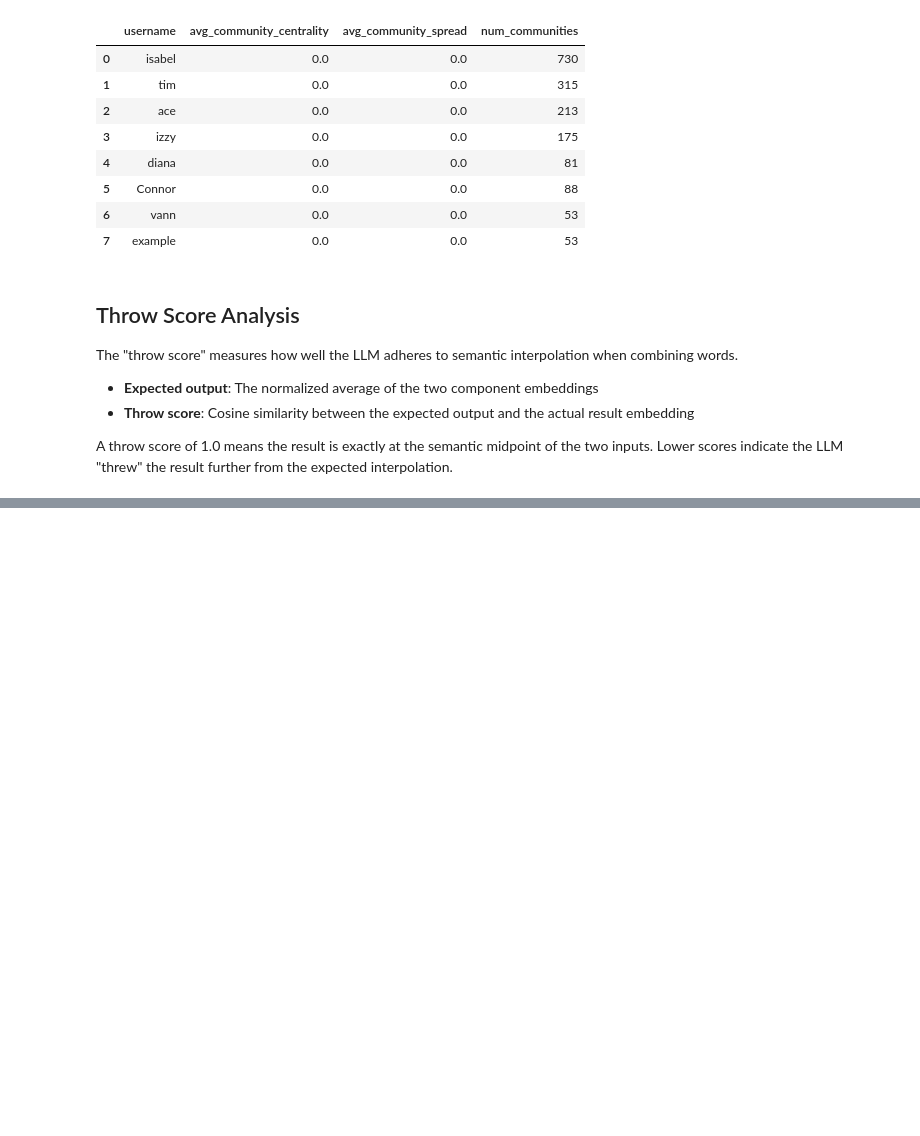
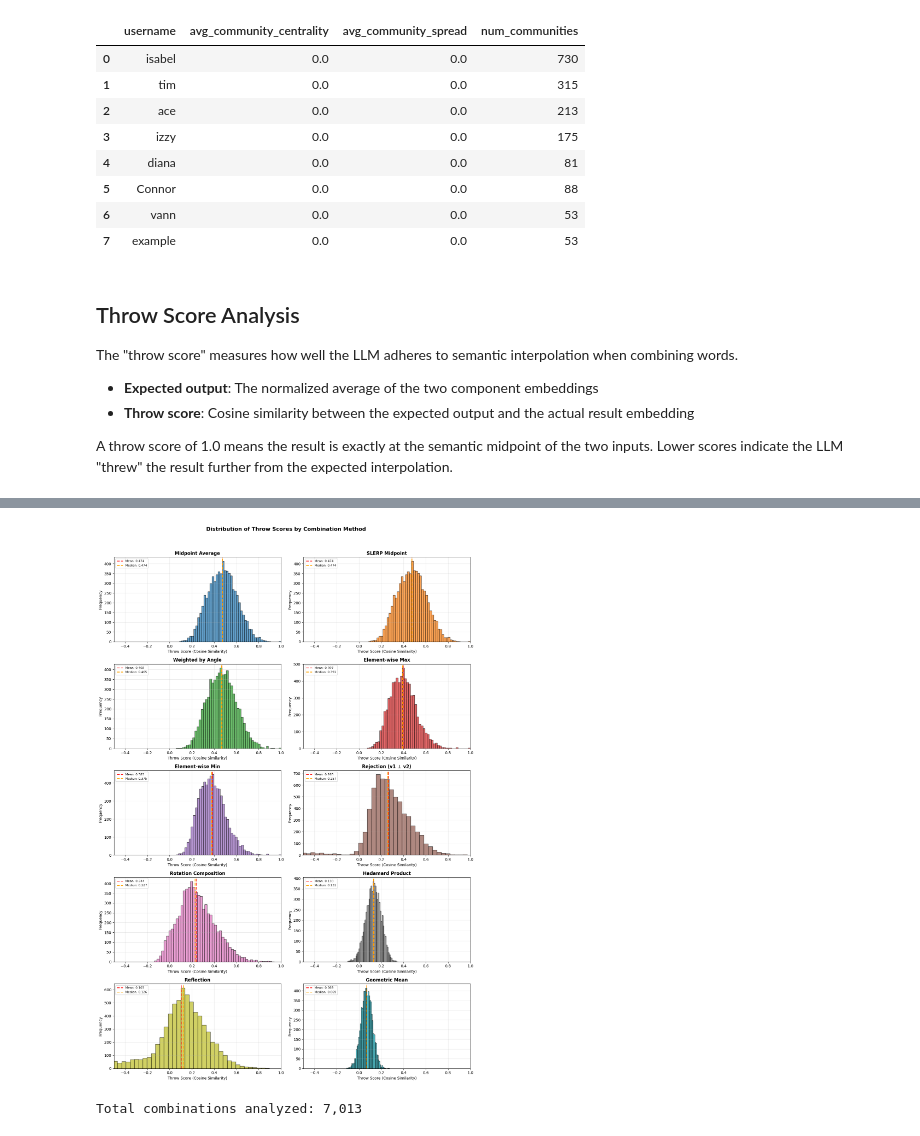
Before and after one commit to s-almeda/infiniteCATs, a Jupyter notebook: server/analyze_dependencies.ipynb, the cells around one changed output, grey strips where cells are left out. Saved outputs shown, nothing was run; the diff lists cells and outputs as text; code cells hidden in the pictures; blank space fills up the shorter version.

```diff
--- a/server/analyze_dependencies.ipynb
+++ b/server/analyze_dependencies.ipynb
@@ -1701,0 +1856,16 @@ Total combinations: 7,013
+# %%
+# Summary statistics table
+print("=" * 90)
+print("THROW SCORE SUMMARY BY COMBINATION METHOD")
+print("=" * 90)
+print(f"{'Method':<25} {'Mean':>10} {'Std':>10} {'Median':>10} {'Min':>10} {'Max':>10}")
+print("-" * 90)
+
+# Sort by mean throw score (descending)
+sorted_methods = sorted(all_results.items(), key=lambda x: x[1]['mean'], reverse=True)
+
+for name, stats in sorted_methods:
+    print(f"{name:<25} {stats['mean']:>10.4f} {stats['std']:>10.4f} {stats['median']:>10.4f} {stats['min']:>10.4f} {stats['max']:>10.4f}")
+
+print("-" * 90)
+print("\nHigher mean = LLM outputs are closer to this geometric expectation")
@@ -1701,0 +1891,41 @@ Total combinations: 7,013
+# %%
+# Create frequency plots for all combination methods
+n_methods = len(all_results)
+n_cols = 2
+n_rows = (n_methods + 1) // 2
+
+fig, axes = plt.subplots(n_rows, n_cols, figsize=(14, 4 * n_rows))
+axes = axes.flatten()
+
+# Sort methods by mean for consistent ordering
+sorted_methods = sorted(all_results.items(), key=lambda x: x[1]['mean'], reverse=True)
+
+colors = plt.cm.tab10(np.linspace(0, 1, n_methods))
+
+for idx, (name, stats) in enumerate(sorted_methods):
+    ax = axes[idx]
+    scores_array = stats['scores_array']
+
+    ax.hist(scores_array, bins=50, edgecolor='black', alpha=0.7, color=colors[idx])
+    ax.axvline(stats['mean'], color='red', linestyle='--', linewidth=2, label=f"Mean: {stats['mean']:.3f}")
+    ax.axvline(stats['median'], color='orange', linestyle='--', linewidth=2, label=f"Median: {stats['median']:.3f}")
+
+    ax.set_xlabel('Throw Score (Cosine Similarity)', fontsize=10)
+    ax.set_ylabel('Frequency', fontsize=10)
+    ax.set_title(f'{name}', fontsize=12, fontweight='bold')
+    ax.legend(fontsize=8, loc='upper left')
+    ax.grid(True, alpha=0.3)
+    ax.set_xlim(-0.5, 1.0)
+
+# Hide any unused subplots
+for idx in range(n_methods, len(axes)):
+    axes[idx].set_visible(False)
+
+plt.suptitle('Distribution of Throw Scores by Combination Method', fontsize=14, fontweight='bold', y=1.02)
+plt.tight_layout()
+plt.show()
+
+print(f"\nTotal combinations analyzed: {len(all_results[list(all_results.keys())[0]]['scores']):,}")
+# %% [output]
+[figure, added]
+Total combinations analyzed: 7,013
```
Also changed, not shown: parts of 32 cells of this notebook, 2 other files.
